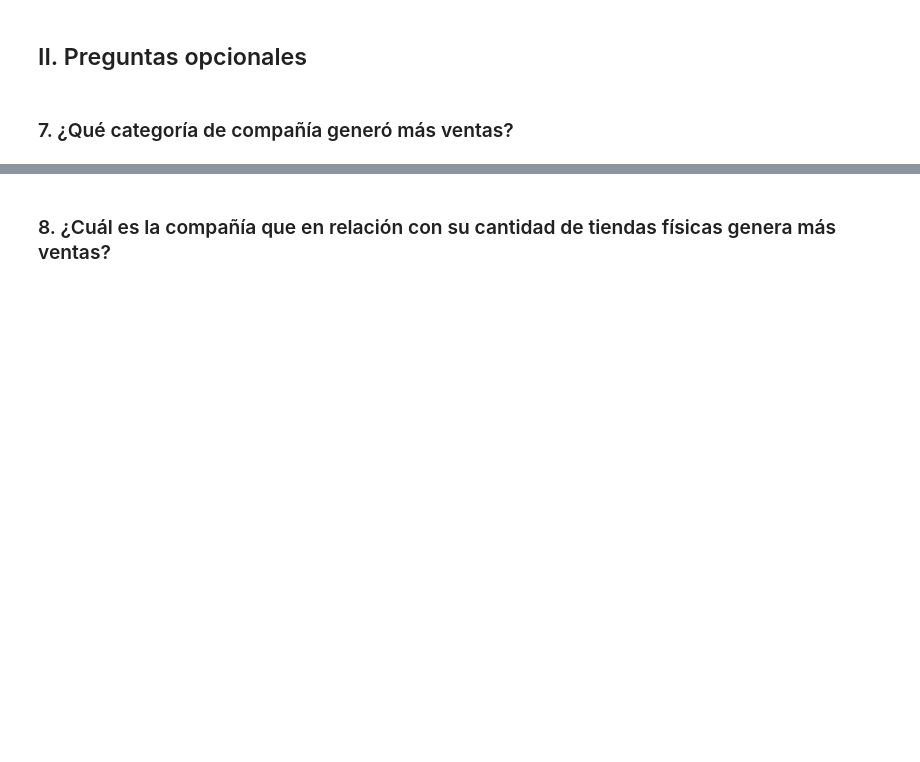
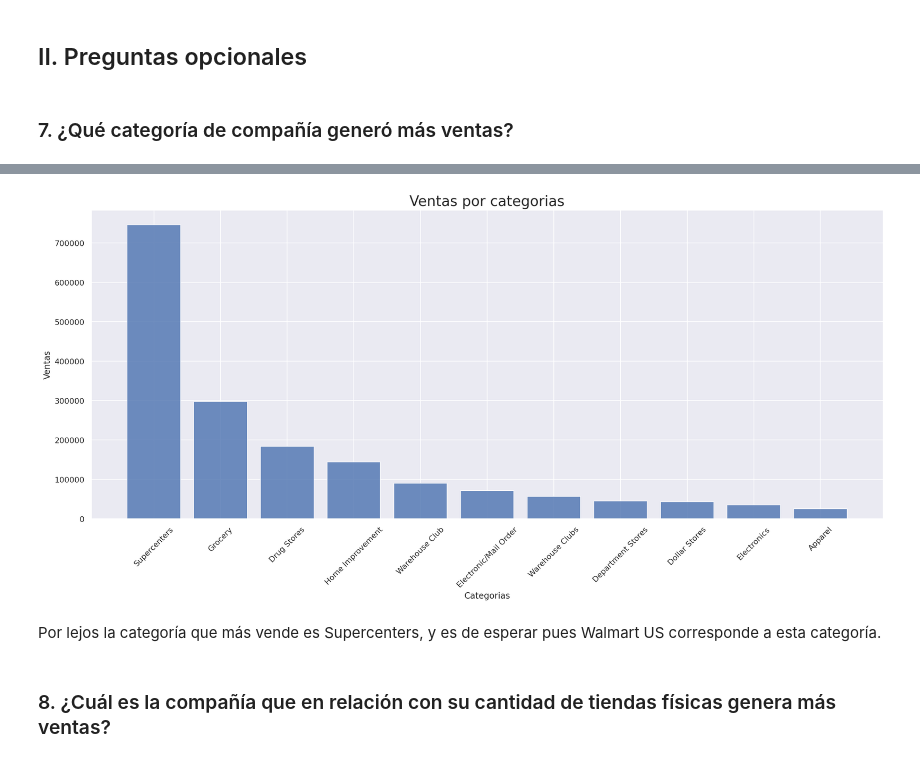
Before and after one commit to FaustinoAndres/proyecto-datacademy, a Jupyter notebook: proyecto_datacademy.ipynb, the cells around one changed output, grey strips where cells are left out. Drawn from its saved outputs; the diff is of its cells as text; code cells hidden in the pictures; blank space fills up the shorter version.

```diff
--- a/proyecto_datacademy.ipynb
+++ b/proyecto_datacademy.ipynb
@@ -210,3 +245,8 @@ Solo Walmart US y Walgreen Boots están dentro de las que más ventas y tiendas
 ## II. Preguntas opcionales
 # %% [markdown]
 ### 7. ¿Qué categoría de compañía generó más ventas?
+# %%
+df_category = df.groupby(['Category']).agg({'Sales' : 'sum'})
+df_category = df_category.sort_values('Sales', ascending=0)
+df_category = df_category.reset_index()
+df_category
@@ -213,2 +266,14 @@ Solo Walmart US y Walgreen Boots están dentro de las que más ventas y tiendas
+# %%
+plt.bar(df_category['Category'], df_category['Sales'], alpha=0.8)
+plt.xticks(rotation=45)
+plt.xlabel('Categorias')
+plt.ylabel('Ventas')
+plt.title('Ventas por categorias', fontsize=20)
+sns.set(rc = {'figure.figsize':(15,9)})
+plt.show()
+# %% [output]
+[figure, added]
+# %% [markdown]
+Por lejos la categoría que más vende es Supercenters, y es de esperar pues Walmart US corresponde a esta categoría.
 # %% [markdown]
 ### 8. ¿Cuál es la compañía que en relación con su cantidad de tiendas físicas genera más ventas?
```
Also changed, not shown: parts of 18 cells of this notebook.
